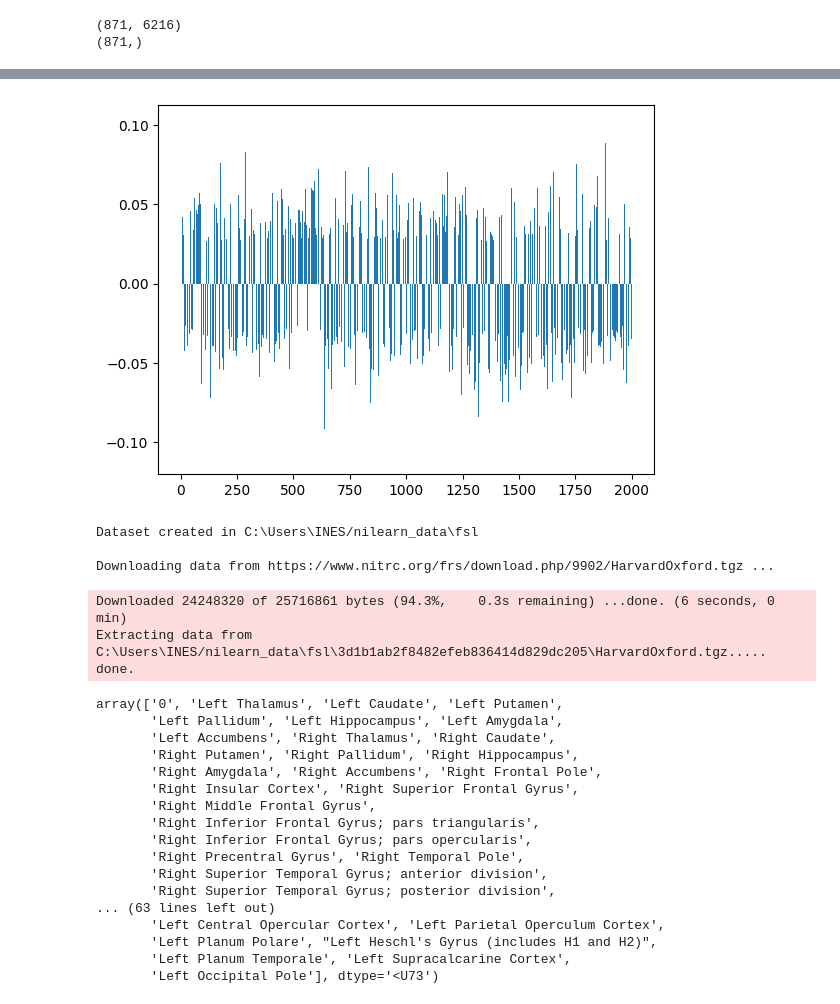
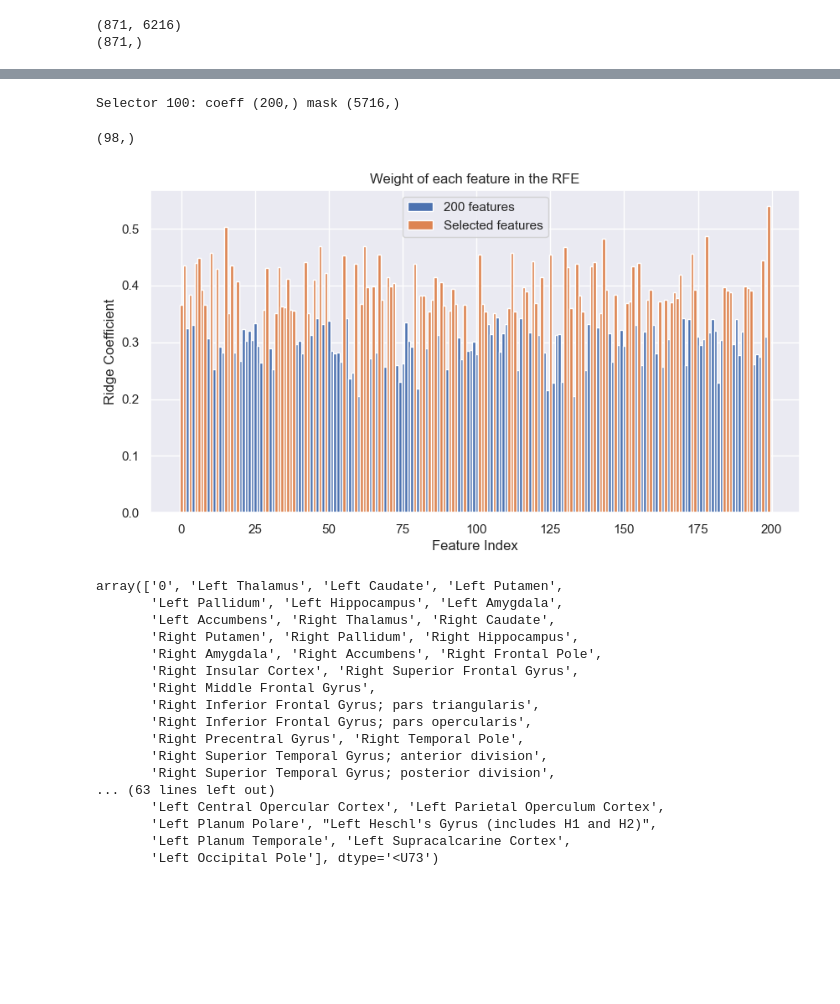
Before and after one commit to balthazarneveu/spectral_graph_convolutions, a Jupyter notebook: ABIDE_dataset/visualize_data.ipynb, the cells around one changed output, grey strips where cells are left out. Saved outputs shown, nothing was run; the diff lists cells and outputs as text; code cells hidden in the pictures; blank space fills up the shorter version.

```diff
--- a/ABIDE_dataset/visualize_data.ipynb
+++ b/ABIDE_dataset/visualize_data.ipynb
@@ -227,3 +226,0 @@ print(classifier_coeff.shape)
-# %%
-mask = rfe.support_
-print(mask.shape)
@@ -243,22 +227,35 @@ n
-# %%
-feat = np.arange(n)
-counts = classifier_coeff.squeeze(0)[:n]
-
-plt.bar(feat, counts, )
-plt.show()
-# %% [output]
-[figure, removed]
-# %%
-from nilearn import datasets
-dataset = datasets.fetch_atlas_harvard_oxford('cort-maxprob-thr25-2mm')
-atlas_filename = dataset.maps
-labels = dataset.labels
-# %% [output]
-Dataset created in C:\Users\INES/nilearn_data\fsl
-
-Downloading data from https://www.nitrc.org/frs/download.php/9902/HarvardOxford.tgz ...
-Downloaded 24248320 of 25716861 bytes (94.3%,    0.3s remaining) ...done. (6 seconds, 0 min)
-Extracting data from C:\Users\INES/nilearn_data\fsl\3d1b1ab2f8482efeb836414d829dc205\HarvardOxford.tgz..... done.
+# %%
+X_red = X[:, (~mask_500)]
+# %%
+selector_200.fit(X_red[mask], Y[mask])
+
+classifier_coeff_200 = selector_200.estimator_.coef_.squeeze(0)
+mask_200 = selector_200.support_
+print(f"Selector 100: coeff {classifier_coeff_200.shape} mask {mask_200.shape}")
+# %% [output]
+Selector 100: coeff (200,) mask (5716,)
+# %%
+norm_coeff_200 = np.abs(classifier_coeff_200)
+selected_indices_red = np.argwhere(norm_coeff_200 > 0.35).squeeze(1)
+print(selected_indices_red.shape)
+coeff_red = norm_coeff_200[selected_indices_red]
+# %% [output]
+(98,)
+# %%
+sns.set(context='notebook')
+fig = plt.figure(figsize=(10, 5))
+
+
+plt.bar(range(200), np.abs(classifier_coeff_200), width=1, label="200 features")
+plt.bar(selected_indices_red, coeff_red, width=1, label="Selected features")
+plt.ylabel("Ridge Coefficient")
+plt.xlabel("Feature Index")
+plt.legend()
+plt.title("Weight of each feature in the RFE")
+
+fig.savefig(path_to_figures / "rfe.png")
+# %% [output]
+[figure, added]
 # %%
 # Fetch the atlas
 atlas_ho_filename = glob(str(data_folder)+'/*atlas*')[0]
```
Also changed, not shown: parts of 16 cells of this notebook, 17 other files.
